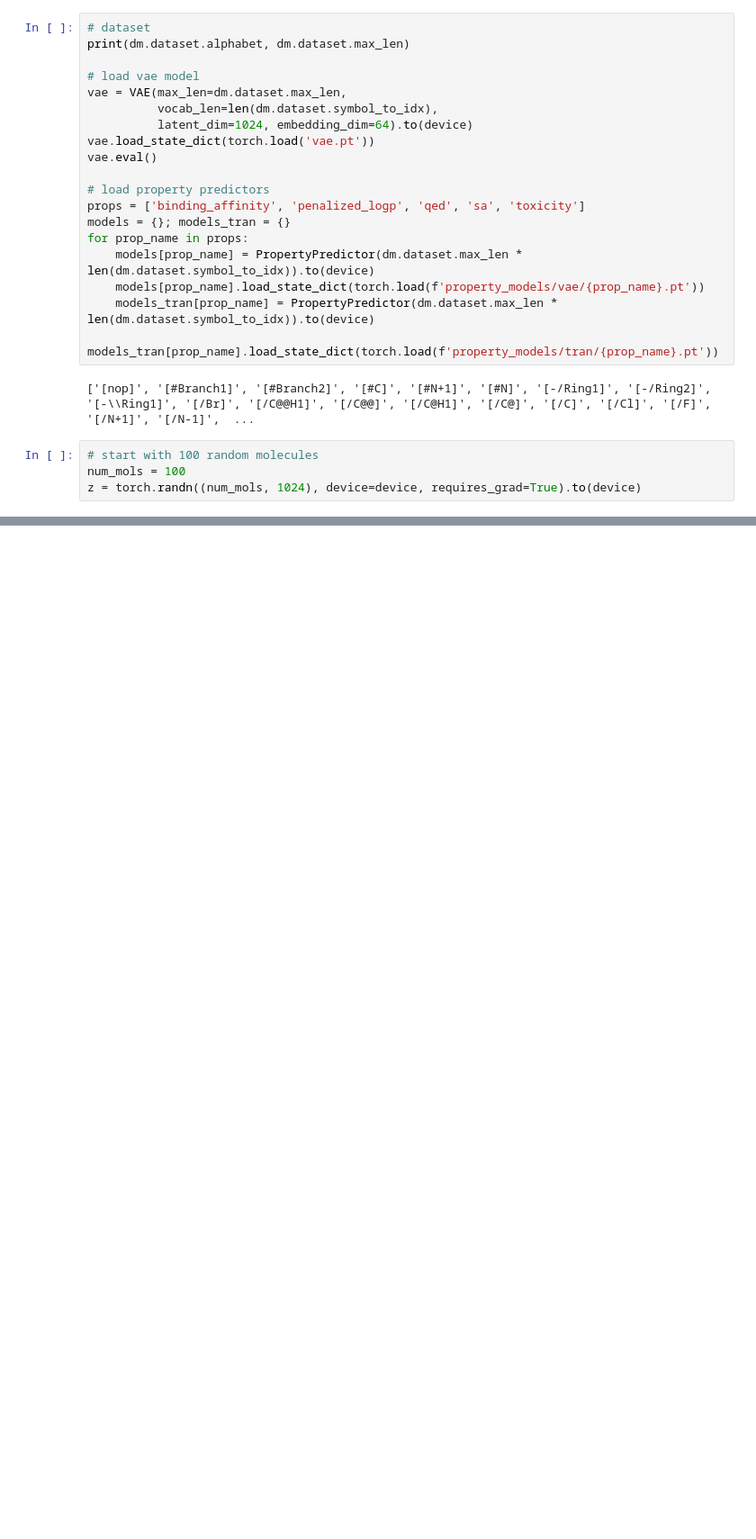
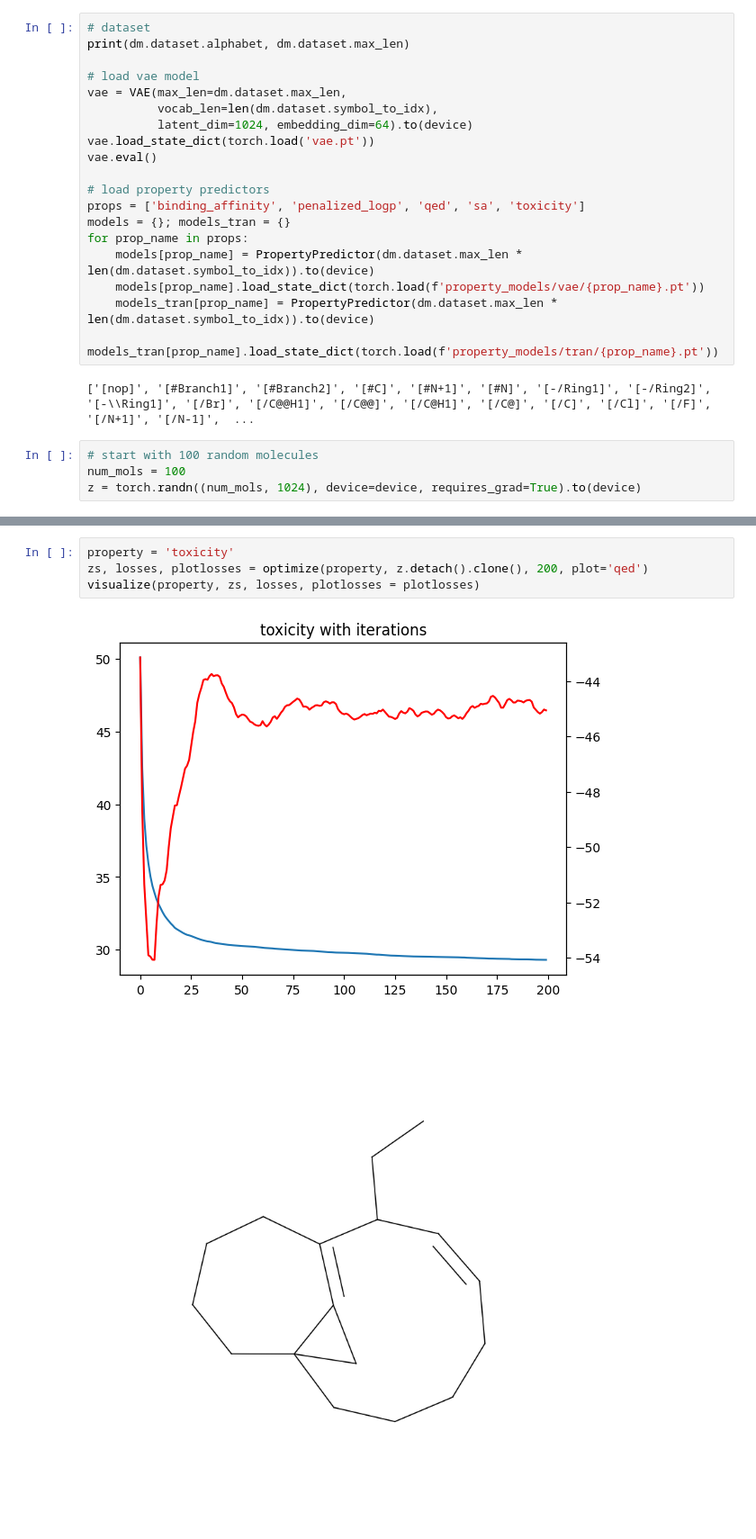
Before and after one commit to shreshthtuli/LIMO, a Jupyter notebook: test.ipynb, the cells around one changed output, grey strips where cells are left out. Shown at 90% size. Drawn from its saved outputs; the diff is of its cells as text; blank space fills up the shorter version.

```diff
--- a/test.ipynb
+++ b/test.ipynb
@@ -127,0 +134,7 @@ visualize(property, zs, losses)
+# %%
+property = 'toxicity'
+zs, losses, plotlosses = optimize(property, z.detach().clone(), 200, plot='qed')
+visualize(property, zs, losses, plotlosses = plotlosses)
+# %% [output]
+[figure, added]
+[figure, added]
```
Also changed, not shown: parts of 9 cells of this notebook, 1 other file.
